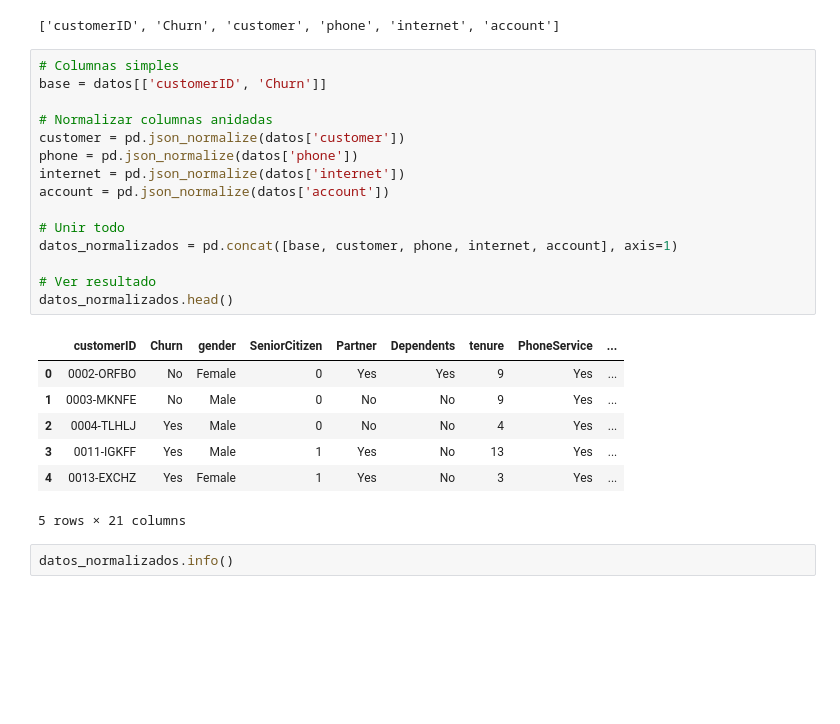
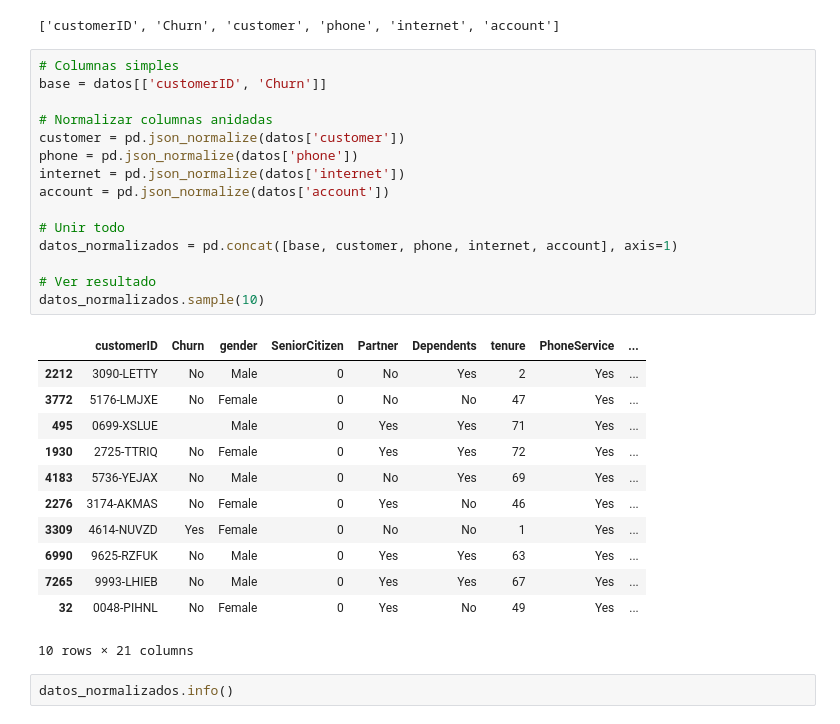
Before and after one commit to SilvanaCicchitti/challenge_telecom, a Jupyter notebook: TelecomX_LATAM.ipynb, the cells around one changed output. Saved outputs shown, nothing was run; the diff lists cells and outputs as text; blank space fills up the shorter version.

```diff
--- a/TelecomX_LATAM.ipynb
+++ b/TelecomX_LATAM.ipynb
@@ -95,26 +95,31 @@ columnas
 # %%
 # Columnas simples
 base = datos[['customerID', 'Churn']]
 
 # Normalizar columnas anidadas
 customer = pd.json_normalize(datos['customer'])
 phone = pd.json_normalize(datos['phone'])
 internet = pd.json_normalize(datos['internet'])
 account = pd.json_normalize(datos['account'])
 
 # Unir todo
 datos_normalizados = pd.concat([base, customer, phone, internet, account], axis=1)
 
 # Ver resultado
-datos_normalizados.head()
+datos_normalizados.sample(10)
 # %% [output]
 |  | customerID | Churn | gender | SeniorCitizen | Partner | Dependents | tenure | PhoneService | ... |
-| 0 | 0002-ORFBO | No | Female | 0 | Yes | Yes | 9 | Yes | ... |
-| 1 | 0003-MKNFE | No | Male | 0 | No | No | 9 | Yes | ... |
-| 2 | 0004-TLHLJ | Yes | Male | 0 | No | No | 4 | Yes | ... |
-| 3 | 0011-IGKFF | Yes | Male | 1 | Yes | No | 13 | Yes | ... |
-| 4 | 0013-EXCHZ | Yes | Female | 1 | Yes | No | 3 | Yes | ... |
+| 2212 | 3090-LETTY | No | Male | 0 | No | Yes | 2 | Yes | ... |
+| 3772 | 5176-LMJXE | No | Female | 0 | No | No | 47 | Yes | ... |
+| 495 | 0699-XSLUE |  | Male | 0 | Yes | Yes | 71 | Yes | ... |
+| 1930 | 2725-TTRIQ | No | Female | 0 | Yes | Yes | 72 | Yes | ... |
+| 4183 | 5736-YEJAX | No | Male | 0 | No | Yes | 69 | Yes | ... |
+| 2276 | 3174-AKMAS | No | Female | 0 | Yes | No | 46 | Yes | ... |
+| 3309 | 4614-NUVZD | Yes | Female | 0 | No | No | 1 | Yes | ... |
+| 6990 | 9625-RZFUK | No | Male | 0 | Yes | Yes | 63 | Yes | ... |
+| 7265 | 9993-LHIEB | No | Male | 0 | Yes | Yes | 67 | Yes | ... |
+| 32 | 0048-PIHNL | No | Female | 0 | Yes | No | 49 | Yes | ... |
-5 rows × 21 columns
+10 rows × 21 columns
 # %%
 datos_normalizados.info()
 # %% [output]
```
Also changed, not shown: parts of 2 cells of this notebook.
